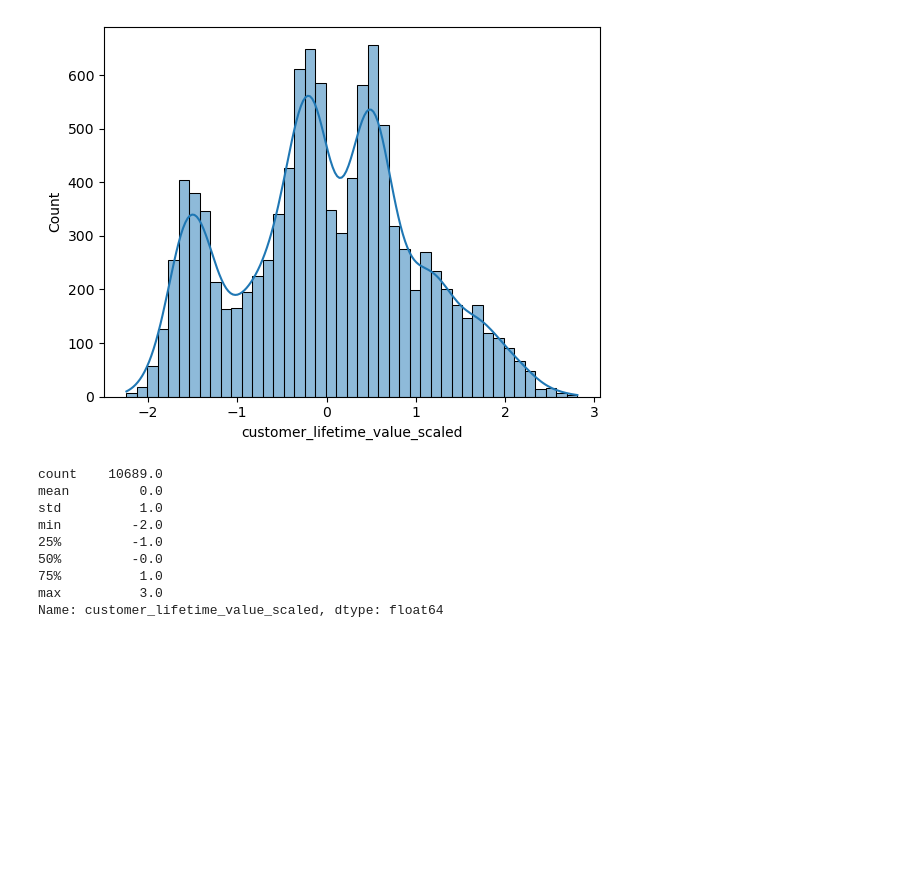
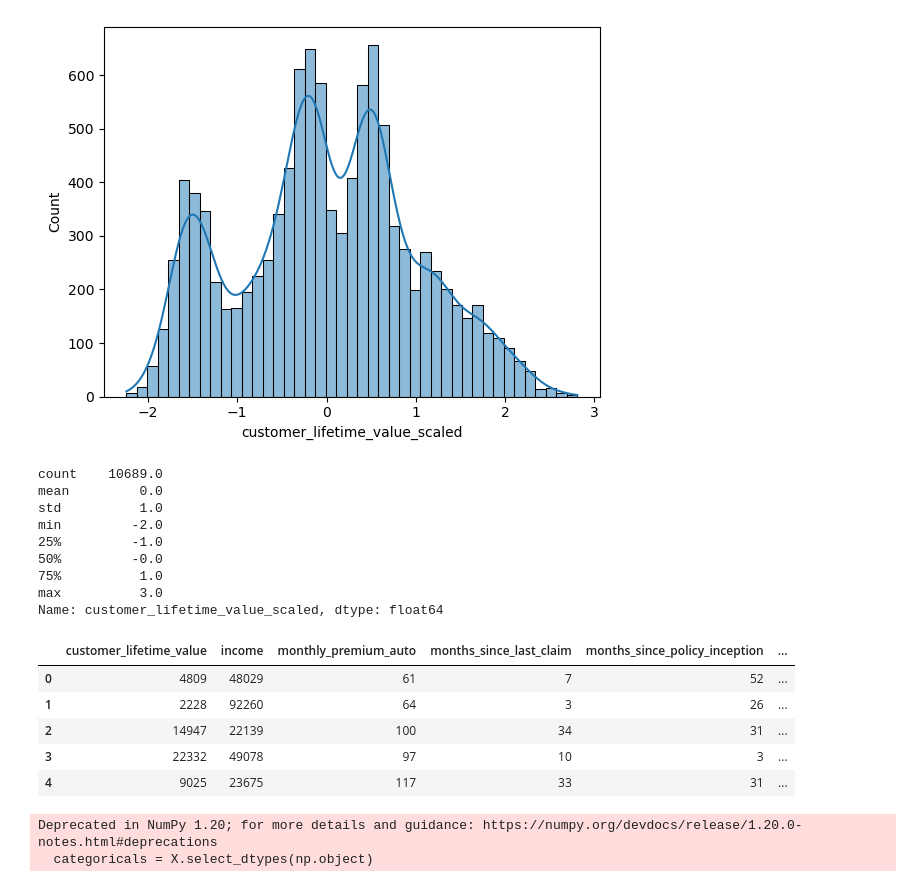
Before and after one commit to LaurensDu/IH_Labs_submissions_Laurens, a Jupyter notebook: week_4/data_transformation_lab.ipynb, the cells around one changed output. Saved outputs shown, nothing was run; the diff lists cells and outputs as text; code cells hidden in the pictures; blank space fills up the shorter version.

```diff
--- a/week_4/data_transformation_lab.ipynb
+++ b/week_4/data_transformation_lab.ipynb
@@ -81,3 +77,31 @@ min         -2.0
 75%          1.0
 max          3.0
 Name: customer_lifetime_value_scaled, dtype: float64
+# %%
+import numpy as np
+import pandas as pd
+import matplotlib.pyplot as plt
+%matplotlib inline
+import seaborn as sns
+from sklearn.preprocessing import PowerTransformer
+from sklearn.compose import ColumnTransformer
+from sklearn.linear_model import LinearRegression
+from sklearn.model_selection import train_test_split
+
+import statsmodels.api as sm
+from sklearn.metrics import r2_score
+from sklearn.metrics import mean_squared_error as mse
+from sklearn.metrics import mean_absolute_error as mae
+pd.options.display.max_rows = 50
+## Install xlrd package to load Excel files
+# conda install openpyxl
+## conda install xlrd
+# %%
+numericals.head()
+# %% [output]
+|  | customer_lifetime_value | income | monthly_premium_auto | months_since_last_claim | months_since_policy_inception | ... |
+| 0 | 4809 | 48029 | 61 | 7 | 52 | ... |
+| 1 | 2228 | 92260 | 64 | 3 | 26 | ... |
+| 2 | 14947 | 22139 | 100 | 34 | 31 | ... |
+| 3 | 22332 | 49078 | 97 | 10 | 3 | ... |
+| 4 | 9025 | 23675 | 117 | 33 | 31 | ... |
@@ -83,0 +117,6 @@ Name: customer_lifetime_value_scaled, dtype: float64
+# %%
+numericals = X.select_dtypes(np.number)
+categoricals = X.select_dtypes(np.object)
+# %% [output]
+Deprecated in NumPy 1.20; for more details and guidance: https://numpy.org/devdocs/release/1.20.0-notes.html#deprecations
+  categoricals = X.select_dtypes(np.object)
```
Also changed, not shown: parts of 12 cells of this notebook.
